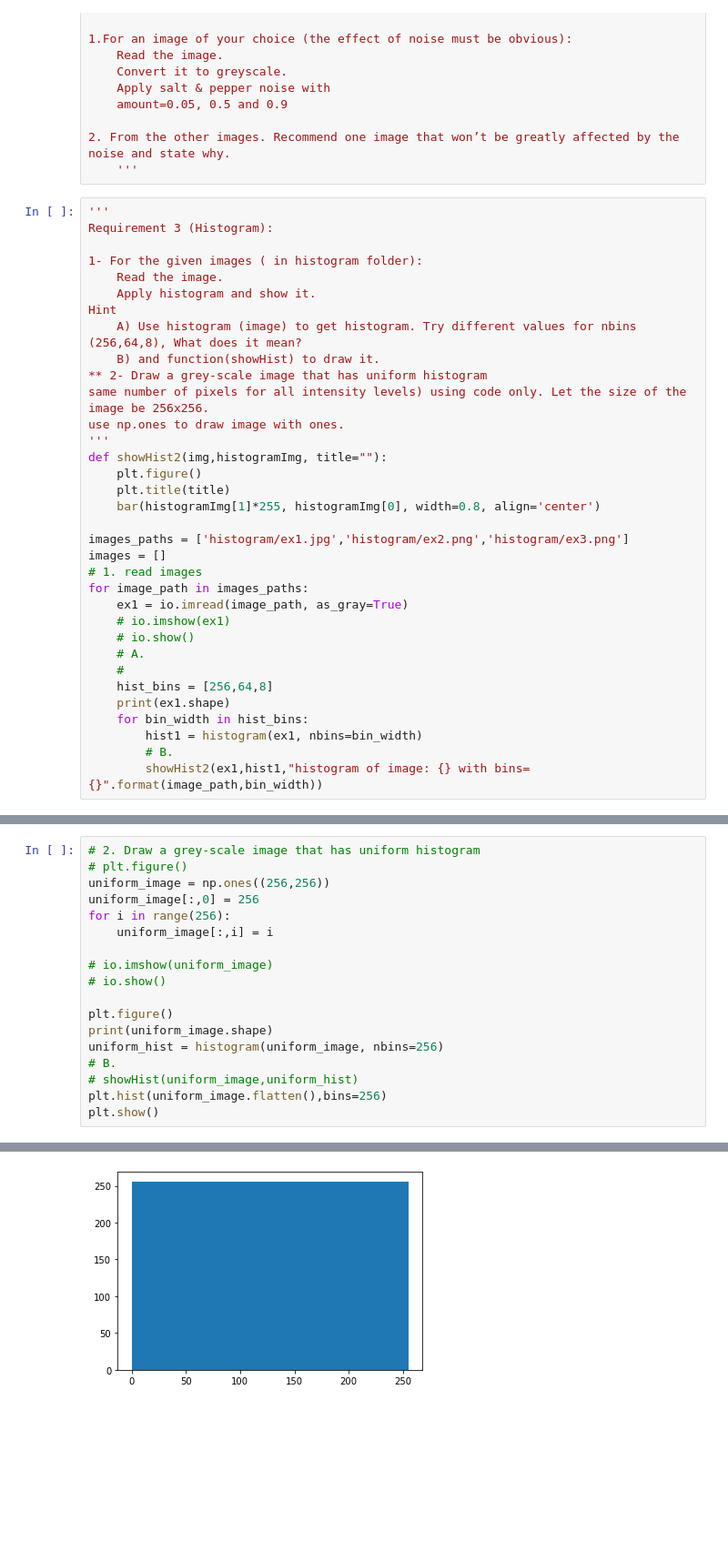
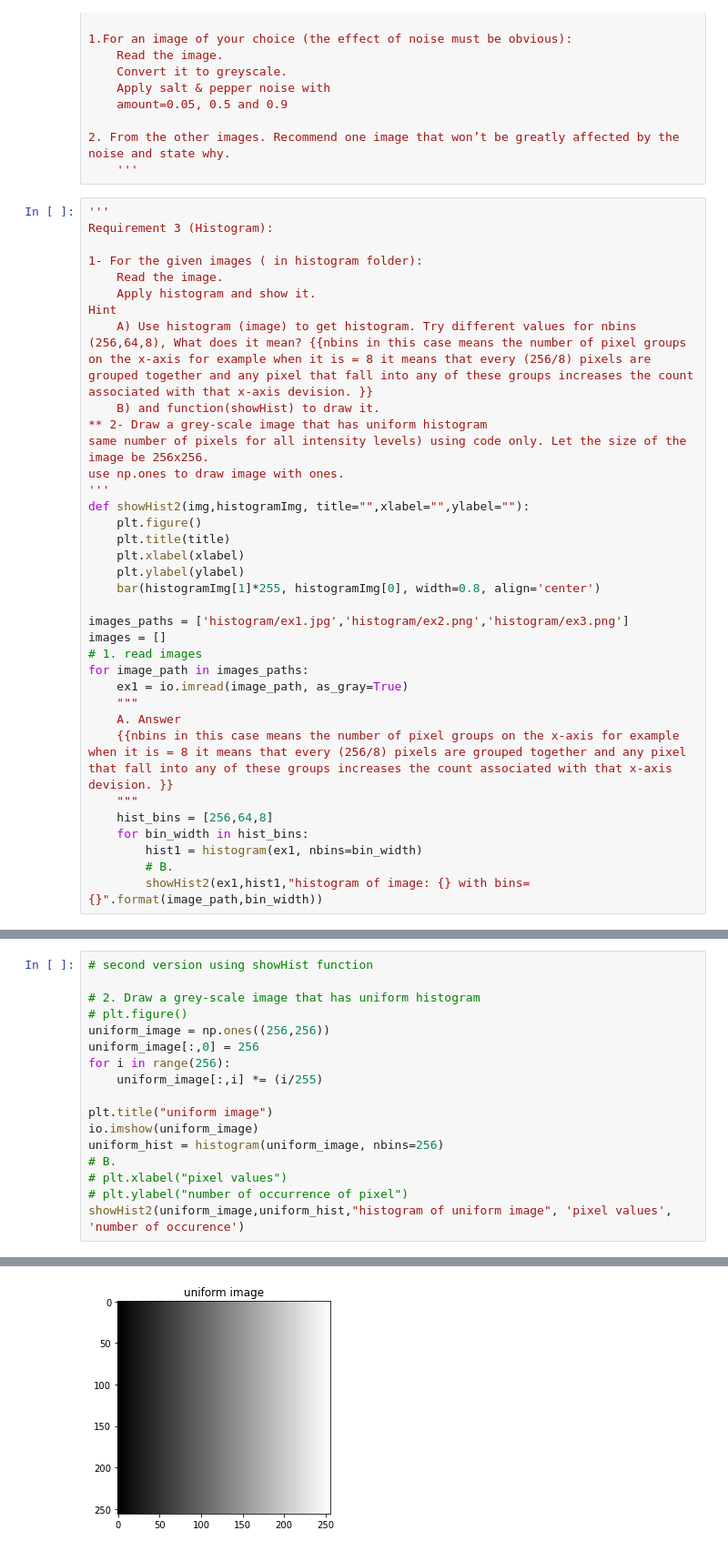
Before and after one commit to marait123/computer_vision, a Jupyter notebook: Lab1-std/Lab_1_std.ipynb, the cells around one changed output, grey strips where cells are left out. Shown at 91% size. Cells and saved outputs as stored; diff of their text form; blank space fills up the shorter version.

Commit message:
answer A question of the task

```diff
--- a/Lab1-std/Lab_1_std.ipynb
+++ b/Lab1-std/Lab_1_std.ipynb
@@ -91,15 +89,17 @@ Requirement 3 (Histogram):
     Read the image.
     Apply histogram and show it.
 Hint
-    A) Use histogram (image) to get histogram. Try different values for nbins (256,64,8), What does it mean?
+    A) Use histogram (image) to get histogram. Try different values for nbins (256,64,8), What does it mean? {{nbins in this case means the number of pixel groups on the x-axis for example when it is = 8 it means that every (256/8) pixels are grouped together and any pixel that fall into any of these groups increases the count associated with that x-axis devision. }}
     B) and function(showHist) to draw it.
 ** 2- Draw a grey-scale image that has uniform histogram
 same number of pixels for all intensity levels) using code only. Let the size of the image be 256x256.
 use np.ones to draw image with ones.
 '''
-def showHist2(img,histogramImg, title=""):
+def showHist2(img,histogramImg, title="",xlabel="",ylabel=""):
     plt.figure()
     plt.title(title)
+    plt.xlabel(xlabel)
+    plt.ylabel(ylabel)
     bar(histogramImg[1]*255, histogramImg[0], width=0.8, align='center')
 
 images_paths = ['histogram/ex1.jpg','histogram/ex2.png','histogram/ex3.png']
@@ -107,12 +107,11 @@ images = []
 # 1. read images
 for image_path in images_paths:
     ex1 = io.imread(image_path, as_gray=True)
-    # io.imshow(ex1)
-    # io.show()
-    # A.
-    #
+    """
+    A. Answer
+    {{nbins in this case means the number of pixel groups on the x-axis for example when it is = 8 it means that every (256/8) pixels are grouped together and any pixel that fall into any of these groups increases the count associated with that x-axis devision. }}
+    """
     hist_bins = [256,64,8]
-    print(ex1.shape)
     for bin_width in hist_bins:
         hist1 = histogram(ex1, nbins=bin_width)
         # B.
@@ -145,21 +127,20 @@ for image_path in images_paths:
 [figure]
 [figure]
 # %%
+# second version using showHist function
+
 # 2. Draw a grey-scale image that has uniform histogram
 # plt.figure()
 uniform_image = np.ones((256,256))
 uniform_image[:,0] = 256
 for i in range(256):
-    uniform_image[:,i] = i
+    uniform_image[:,i] *= (i/255)
 
-# io.imshow(uniform_image)
-# io.show()
-
-plt.figure()
-print(uniform_image.shape)
+plt.title("uniform image")
+io.imshow(uniform_image)
 uniform_hist = histogram(uniform_image, nbins=256)
 # B.
-# showHist(uniform_image,uniform_hist)
-plt.hist(uniform_image.flatten(),bins=256)
-plt.show()
+# plt.xlabel("pixel values")
+# plt.ylabel("number of occurrence of pixel")
+showHist2(uniform_image,uniform_hist,"histogram of uniform image", 'pixel values', 'number of occurence')
 # %% [output]
@@ -167 +147 @@ plt.show()
-[figure, old version]
+[figure, new version]
```
Also changed, not shown: parts of 4 cells of this notebook.
